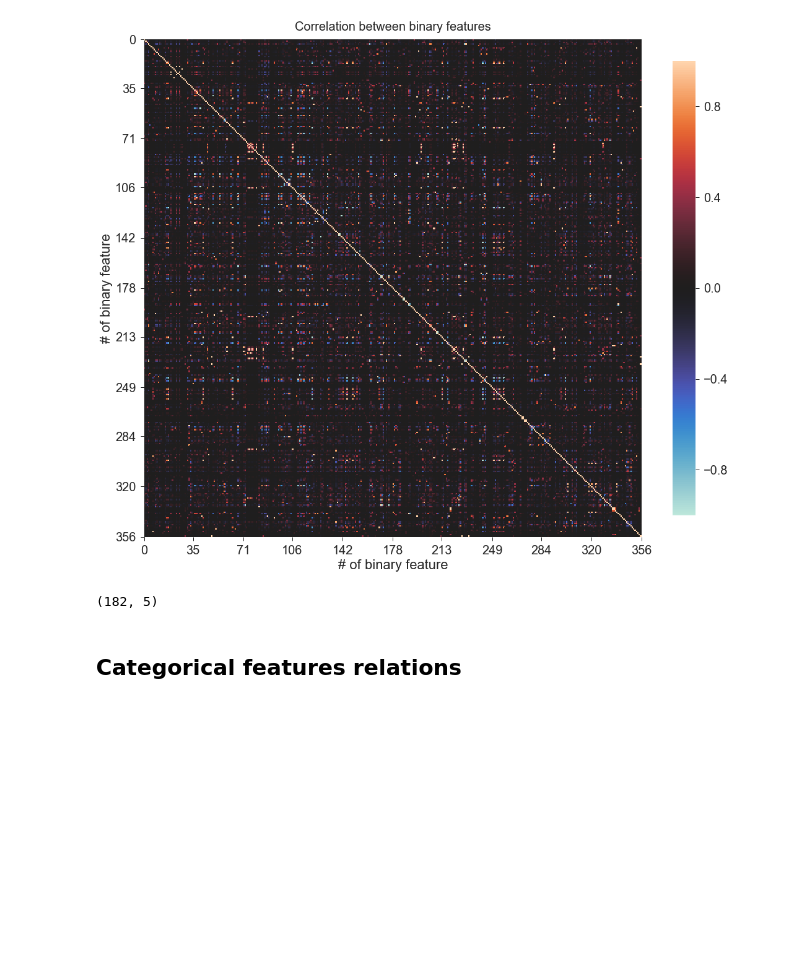
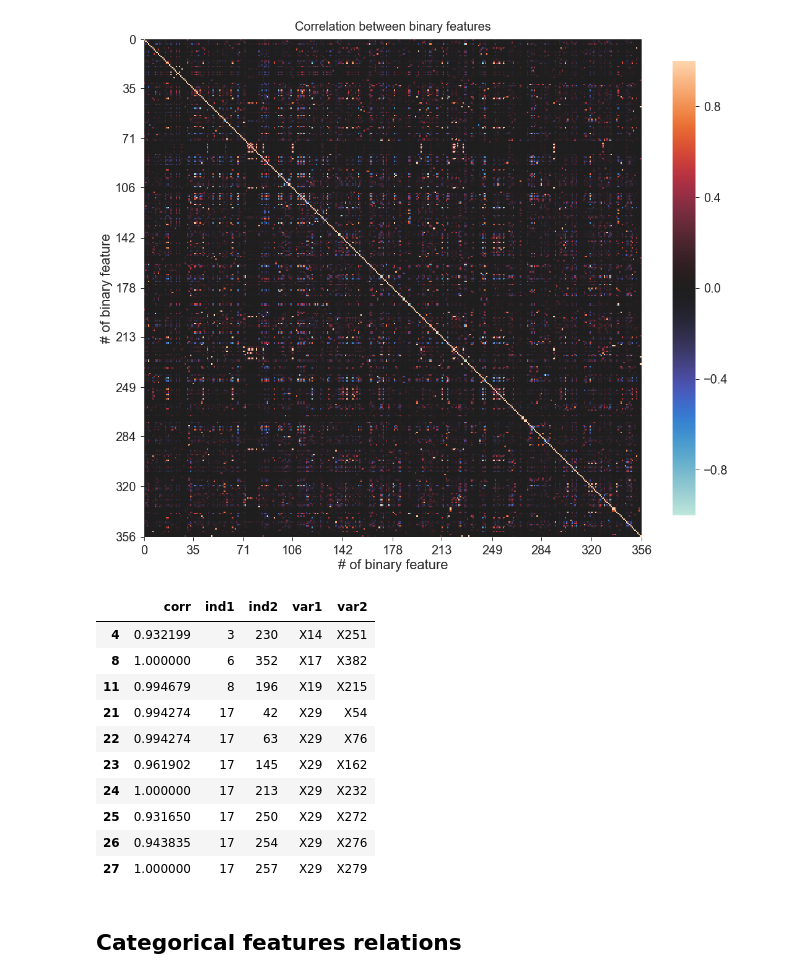
Before and after one commit to rpanasiuk/Machine-learning, a Jupyter notebook: greener_manufacturing/Mercedes.ipynb, the cells around one changed output. Cells and saved outputs as stored; diff of their text form; code cells hidden in the pictures; blank space fills up the shorter version.

```diff
--- a/greener_manufacturing/Mercedes.ipynb
+++ b/greener_manufacturing/Mercedes.ipynb
@@ -166,7 +166,8 @@ train_df.drop(counts['Constant'].keys(), 1, inplace=True)
 # %% [markdown]
 ## Binary features relations
 # %%
-binary_corr_df = train_df[list(counts['Binary'].keys())]
+binary_df = train_df[list(counts['Binary'].keys())]
+binary_corr_df = binary_df.corr()
 
 rcstyle = {'axes.linewidth': 1.0, 'axes.edgecolor': 'black','ytick.minor.size': 5.0}
 sns.set(font_scale=2.0)
@@ -175,17 +176,17 @@ sns.set_style('ticks', rcstyle)
 plt.figure(figsize=(18,18))
 plt.title('Correlation between binary features', y=1.01, size=20)
 
-ax = sns.heatmap(binary_corr_df.corr(method="spearman"), vmin=-1, vmax=1, center=0,
+ax = sns.heatmap(binary_corr_df, vmin=-1, vmax=1, center=0,
                  square=True, cbar_kws={"shrink": .75})
 
 plt.xticks(rotation=0)
 ax.set_xlabel('# of binary feature')
-ax.set_xticks(np.linspace(0, binary_corr_df.shape[1], 11, dtype=int))
-ax.set_xticklabels(np.linspace(0.0, binary_corr_df.shape[1], 11, dtype=int))
+ax.set_xticks(np.linspace(0, binary_df.shape[1], 11, dtype=int))
+ax.set_xticklabels(np.linspace(0.0, binary_df.shape[1], 11, dtype=int))
 
 ax.set_ylabel('# of binary feature')
-ax.set_yticks(np.linspace(0, binary_corr_df.shape[1], 11, dtype=int))
-ax.set_yticklabels(np.linspace(0.0, binary_corr_df.shape[1], 11, dtype=int))
+ax.set_yticks(np.linspace(0, binary_df.shape[1], 11, dtype=int))
+ax.set_yticklabels(np.linspace(0.0, binary_df.shape[1], 11, dtype=int))
 
 plt.show()
 # %% [output]
@@ -195,21 +194,31 @@ x = train_df[list(counts['Binary'].keys())].corr()
 # %%
-i, j = np.where(x.values > 0.9)
+i, j = np.where(binary_corr_df.values > 0.9)
 
-dfik = pd.DataFrame({'corr': x.values[[i, j]], 'ind1': i, 'ind2': j, 'var1': x.columns[i], 'var2': x.columns[j]})
-dfik = dfik[dfik['ind1'] != dfik['ind2']]
+high_corr_df = pd.DataFrame({'corr': binary_corr_df.values[[i, j]], 'ind1': i, 'ind2': j, 'var1': binary_corr_df.columns[i], 'var2': binary_corr_df.columns[j]})
+high_corr_df = high_corr_df[high_corr_df['ind1'] != high_corr_df['ind2']]
 
-asd = dfik[['ind1', 'ind2']].values
-aaa = []
-for i in asd:
-    aaa.append(sorted(i))
+ind_val = high_corr_df[['ind1', 'ind2']].values
+sort_val = []
+for i in ind_val:
+    sort_val.append(sorted(i))
 
-q, w = np.unique(aaa, axis=0, return_index=True)
+q, w = np.unique(sort_val, axis=0, return_index=True)
 
-dfik = dfik.iloc[w].sort_index()
+high_corr_df = high_corr_df.iloc[w].sort_index()
-# %%
-dfik.shape
-# %% [output]
-(182, 5)
+# %%
+high_corr_df.head(10)
+# %% [output]
+|  | corr | ind1 | ind2 | var1 | var2 |
+| 4 | 0.932199 | 3 | 230 | X14 | X251 |
+| 8 | 1.000000 | 6 | 352 | X17 | X382 |
+| 11 | 0.994679 | 8 | 196 | X19 | X215 |
+| 21 | 0.994274 | 17 | 42 | X29 | X54 |
+| 22 | 0.994274 | 17 | 63 | X29 | X76 |
+| 23 | 0.961902 | 17 | 145 | X29 | X162 |
+| 24 | 1.000000 | 17 | 213 | X29 | X232 |
+| 25 | 0.931650 | 17 | 250 | X29 | X272 |
+| 26 | 0.943835 | 17 | 254 | X29 | X276 |
+| 27 | 1.000000 | 17 | 257 | X29 | X279 |
 # %% [markdown]
 ## Categorical features relations
 # %% [markdown]
```
Also changed, not shown: parts of 3 cells of this notebook.
